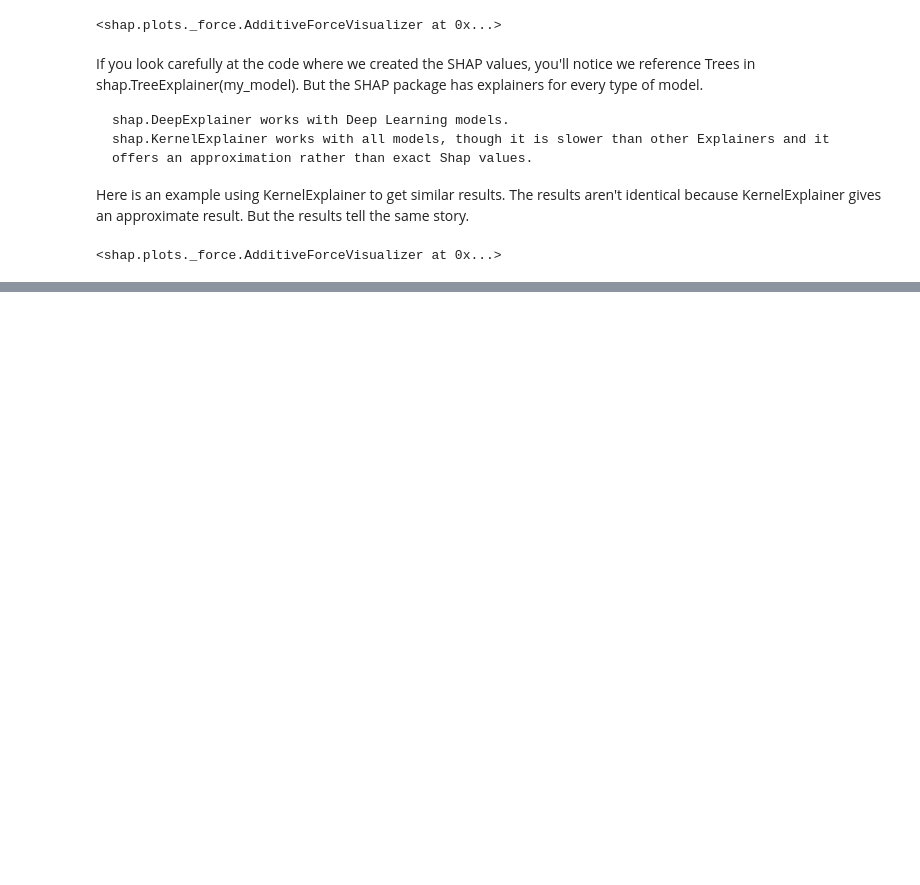
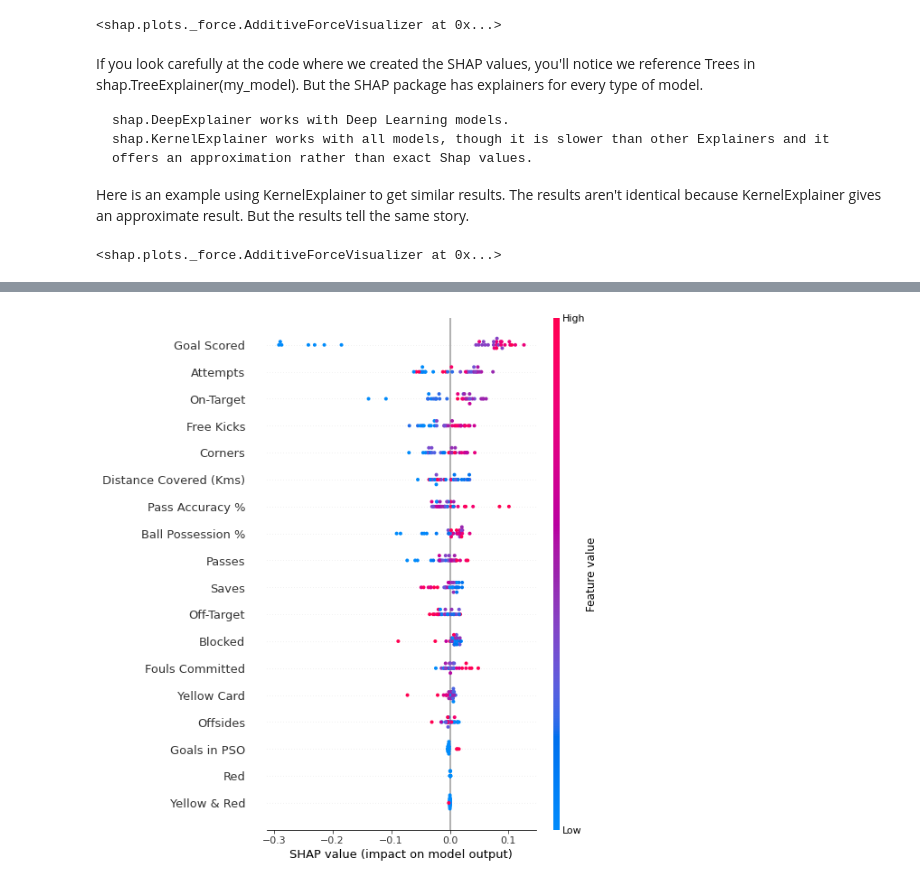
Before and after one commit to Kalderon-Sheikhman/Kaggle-All-Machine-Learning, a Jupyter notebook: 08-ML-Explainability/ML-Explainability.ipynb, the cells around one changed output, grey strips where cells are left out. Cells and saved outputs as stored; diff of their text form; code cells hidden in the pictures; blank space fills up the shorter version.

Commit message:
Advanced Use Of SHAP

```diff
--- a/08-ML-Explainability/ML-Explainability.ipynb
+++ b/08-ML-Explainability/ML-Explainability.ipynb
@@ -284,0 +333,26 @@ model = make_pipeline(StandardScaler(with_mean=False), LassoLarsIC())
+# %%
+import numpy as np
+import pandas as pd
+from sklearn.model_selection import train_test_split
+from sklearn.ensemble import RandomForestClassifier
+
+data = pd.read_csv('./fifa-28.csv')
+y = (data['Man of the Match'] == "Yes")  # Convert from string "Yes"/"No" to binary
+feature_names = [i for i in data.columns if data[i].dtype in [np.int64, np.int64]]
+X = data[feature_names]
+train_X, val_X, train_y, val_y = train_test_split(X, y, random_state=1)
+my_model = RandomForestClassifier(random_state=0).fit(train_X, train_y)
+# %%
+import shap  # package used to calculate Shap values
+
+# Create object that can calculate shap values
+explainer = shap.TreeExplainer(my_model)
+
+# calculate shap values. This is what we will plot.
+# Calculate shap_values for all of val_X rather than a single row, to have more data for plot.
+shap_values = explainer.shap_values(val_X)
+
+# Make plot. Index of [1] is explained in text below.
+shap.summary_plot(shap_values[1], val_X)
+# %% [output]
+[figure, added]
```
Also changed, not shown: parts of 5 cells of this notebook.
